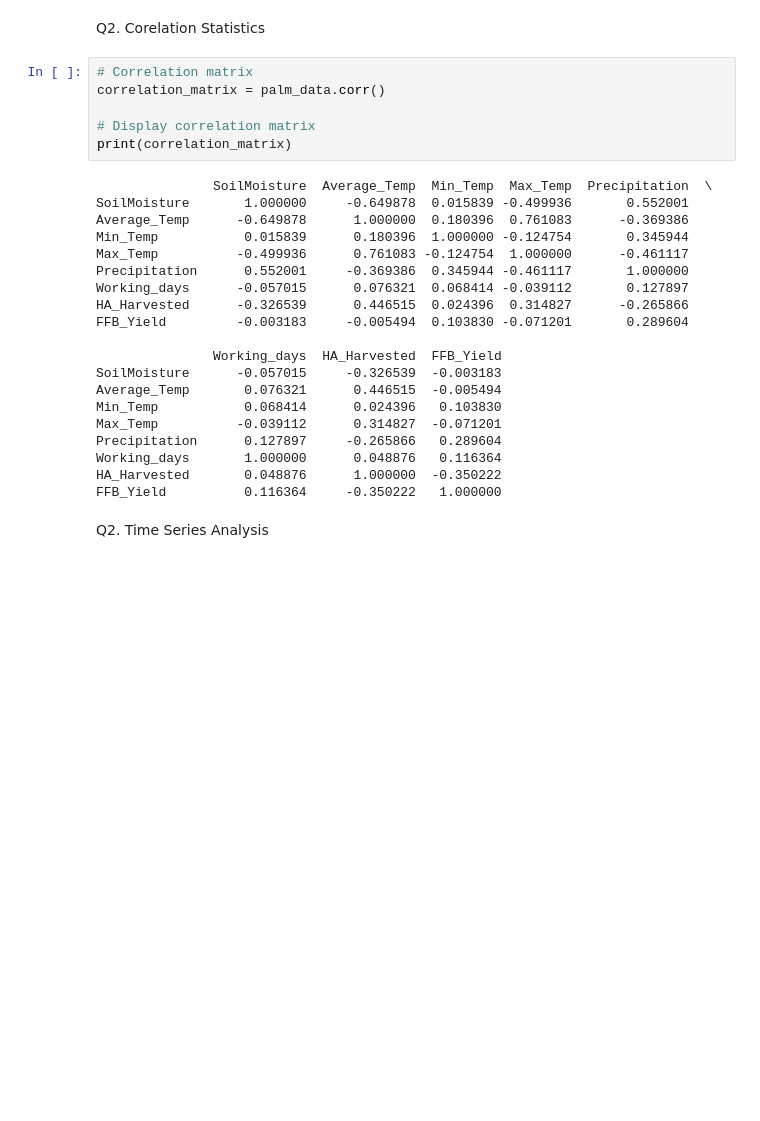
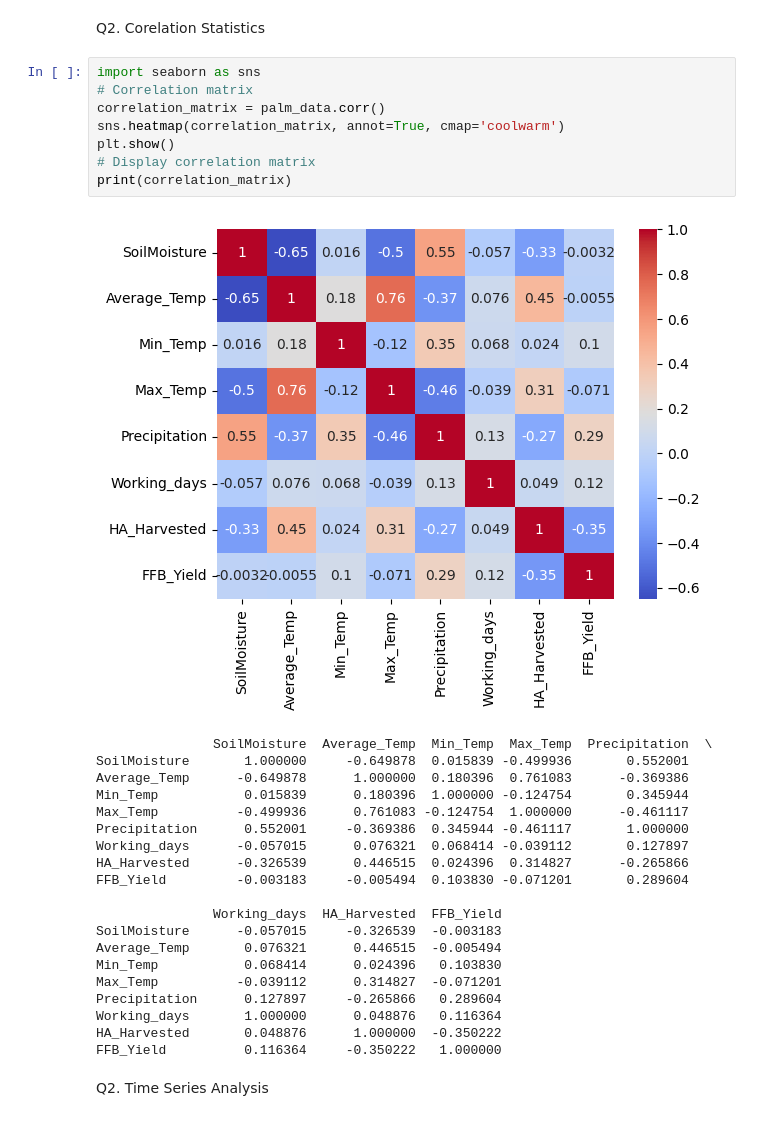
Before and after one commit to FrankPunyaBarang/RAPP_Assignment, a Jupyter notebook: Assignment.ipynb, the cells around one changed output. Cells and saved outputs as stored; diff of their text form; blank space fills up the shorter version.

```diff
--- a/Assignment.ipynb
+++ b/Assignment.ipynb
@@ -128,12 +130,15 @@ palm_data.describe()
 # %% [markdown]
 Q2. Corelation Statistics
 # %%
+import seaborn as sns
 # Correlation matrix
 correlation_matrix = palm_data.corr()
-
+sns.heatmap(correlation_matrix, annot=True, cmap='coolwarm')
+plt.show()
 # Display correlation matrix
 print(correlation_matrix)
 # %% [output]
+[figure, added]
                SoilMoisture  Average_Temp  Min_Temp  Max_Temp  Precipitation  \
 SoilMoisture       1.000000     -0.649878  0.015839 -0.499936       0.552001
 Average_Temp      -0.649878      1.000000  0.180396  0.761083      -0.369386
```
Also changed, not shown: parts of 9 cells of this notebook.
